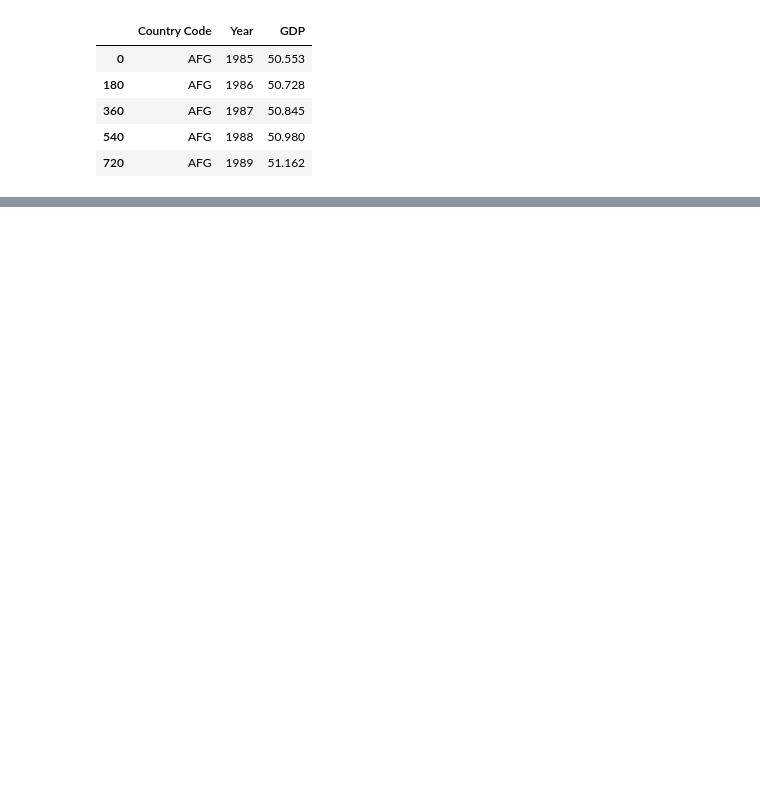
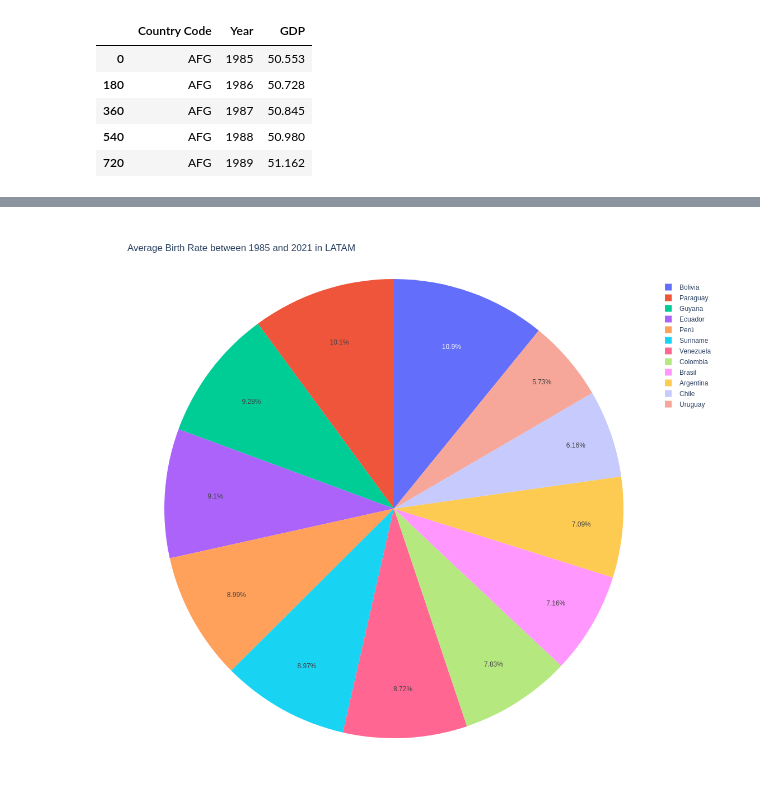
Before and after one commit to Maaaaaaars/Dataviz-Semestral, a Jupyter notebook: Semestral.ipynb, the cells around one changed output, grey strips where cells are left out. Cells and saved outputs as stored; diff of their text form; code cells hidden in the pictures; blank space fills up the shorter version.

```diff
--- a/Semestral.ipynb
+++ b/Semestral.ipynb
@@ -185,0 +192,6 @@ fig.show()
+# %%
+america = df_combined[df_combined['Intermediate Region'] == 'South America']
+america = america.drop(['Country Name EN', '2022', '2023', 'Image File', 'Image URL', 'Region', 'Sub Region', 'Income Group'], axis=1)
+america['Total'] = america.sum(axis=1, numeric_only=1)
+america['Total AVG'] = america['Total'].div(12)
+america.head(50)
@@ -185,0 +214,10 @@ fig.show()
+# %%
+fig = px.pie(america, values='Total AVG', names='Country Name ES', title='Average Birth Rate between 1985 and 2021 in LATAM')
+fig.update_layout(
+    autosize=False,
+    width=1000,
+    height=1000
+)
+fig.show()
+# %% [output]
+[figure, added]
```
Also changed, not shown: parts of 8 cells of this notebook.
